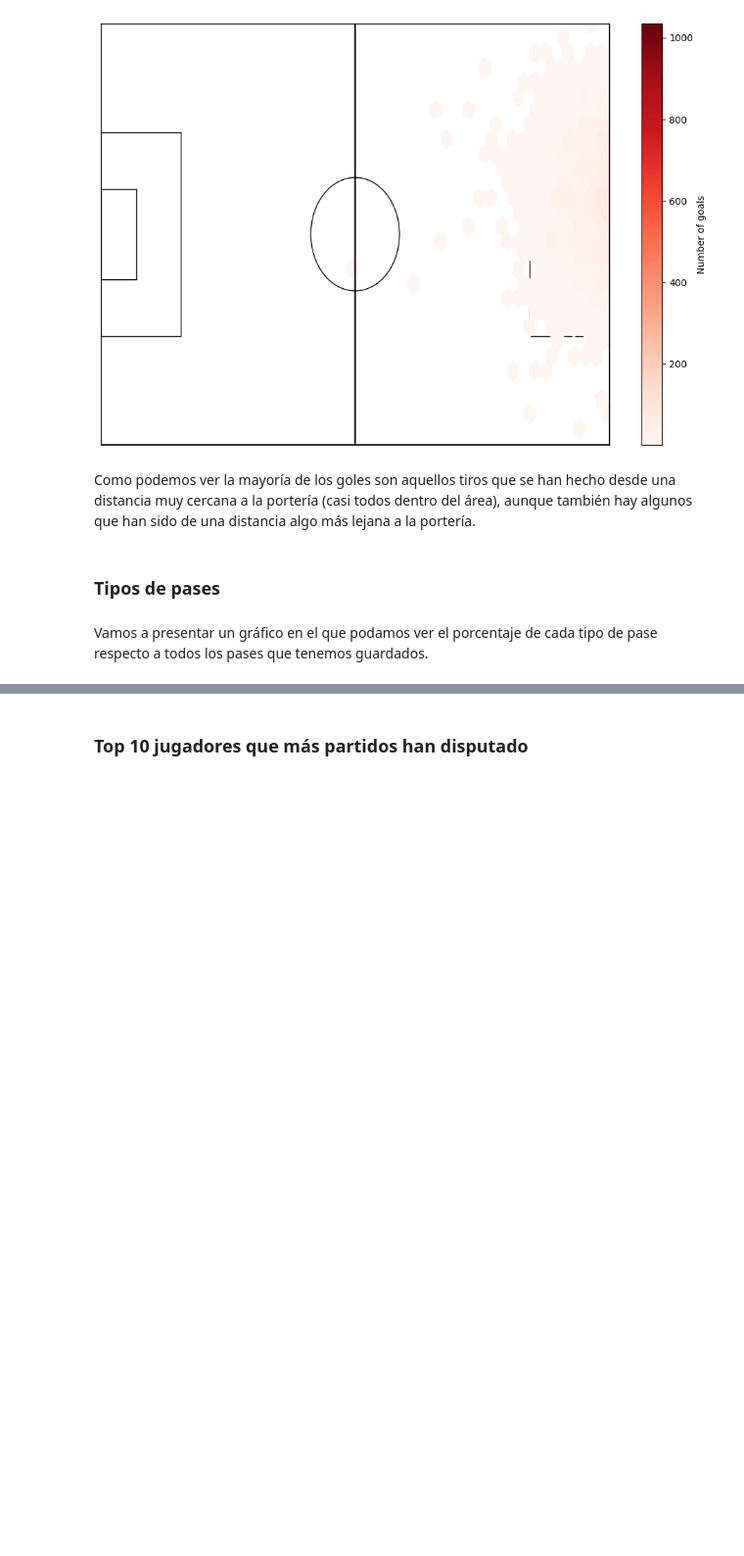
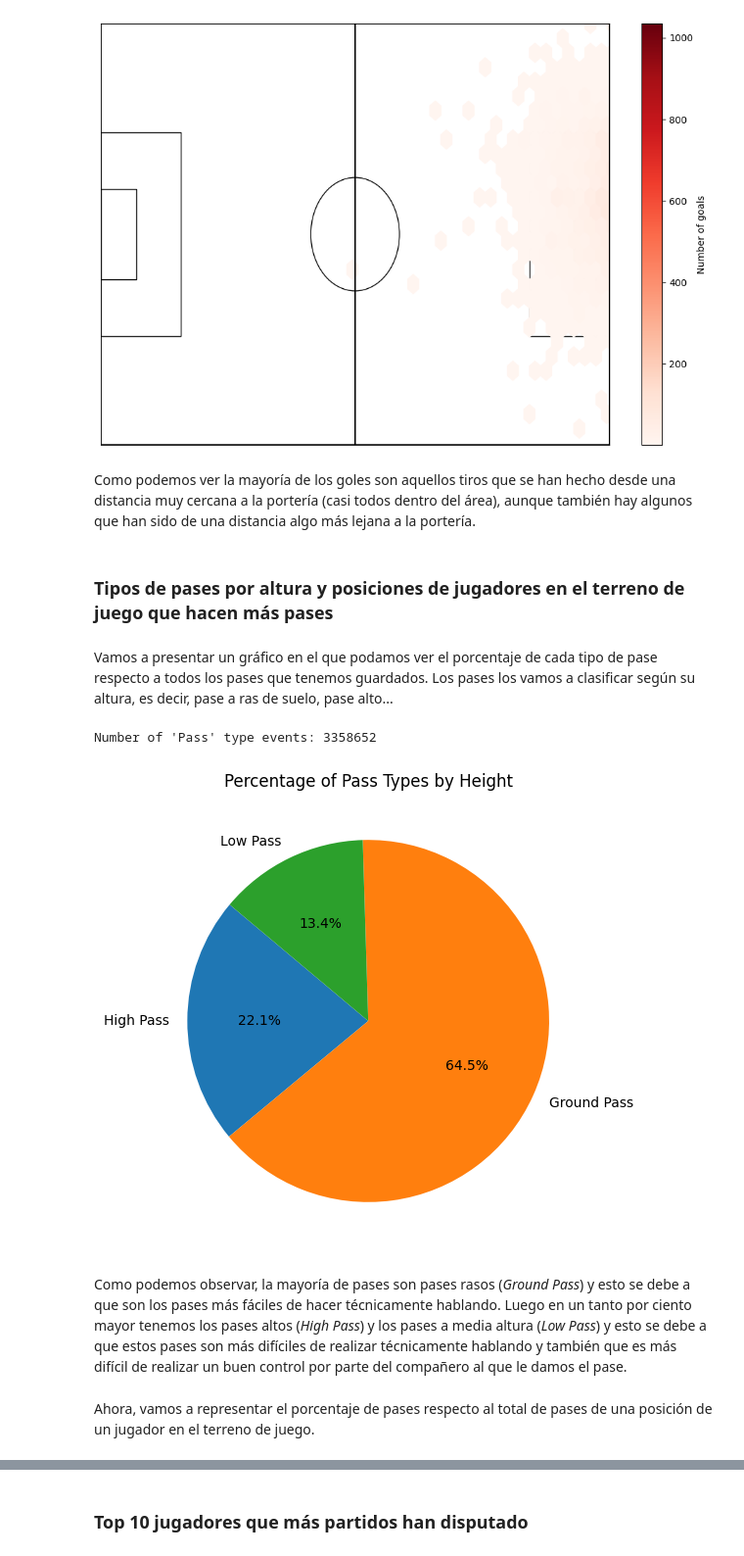
Before and after one commit to Jaime-Linares/EDA-FootySage, a Jupyter notebook: EDA(FootySage).ipynb, the cells around one changed output, grey strips where cells are left out. Shown: that part at 98% size. Cells and saved outputs as stored; diff of their text form; code cells hidden in the pictures; blank space fills up the shorter version.

Commit message:
[feat] study of type of passes done

```diff
--- a/EDA(FootySage).ipynb
+++ b/EDA(FootySage).ipynb
@@ -459,6 +459,51 @@ plt.show()
 # %% [markdown]
 Como podemos ver la mayoría de los goles son aquellos tiros que se han hecho desde una distancia muy cercana a la portería (casi todos dentro del área), aunque también hay algunos que han sido de una distancia algo más lejana a la portería.
 # %% [markdown]
-### Tipos de pases
+### Tipos de pases por altura y posiciones de jugadores en el terreno de juego que hacen más pases
 # %% [markdown]
-Vamos a presentar un gráfico en el que podamos ver el porcentaje de cada tipo de pase respecto a todos los pases que tenemos guardados.
+Vamos a presentar un gráfico en el que podamos ver el porcentaje de cada tipo de pase respecto a todos los pases que tenemos guardados. Los pases los vamos a clasificar según su altura, es decir, pase a ras de suelo, pase alto...
+# %%
+# filtramos por los eventos que sean tiros
+pases_df = events_df[events_df['type_name'] == 'Pass']
+num_pases = pases_df.shape[0].compute()
+print("Number of 'Pass' type events:", num_pases)
+# %% [output]
+Number of 'Pass' type events: 3358652
+# %%
+# convertimos la columna 'pass' de cadena a diccionario, si no es NaN, como hicimos con la columna 'type' anteriormente en el apartado de ver
+# la frecuencia de los goles
+pases_df['pass'] = pases_df['pass'].map_partitions(lambda df: df.apply(str_to_dict), meta=('pass', 'object'))
+# %%
+# función para clasificar el pase según el tipo de altura
+def clasificar_pase_por_altura(row):
+    if isinstance(row, dict) and 'height' in row:
+        height_name = row['height'].get('name', None)
+        if height_name:
+            return height_name
+    return 'Unknown'
+
+# creamos una nueva columna para indicar el tipo de pase según la altura
+pases_df['pass_height'] = pases_df['pass'].map_partitions(lambda df: df.apply(clasificar_pase_por_altura), meta=('pass_height', 'object'))
+# %%
+# calculamos la cuenta de pases por tipo de altura
+pases_por_altura = pases_df['pass_height'].value_counts().compute()
+
+# calculamos el porcentaje de cada tipo de pase
+porcentaje_pases_por_altura = (pases_por_altura / pases_por_altura.sum()) * 100
+
+# creamos el diagrama de sectores
+plt.figure(figsize=(6, 6))
+plt.pie(
+    porcentaje_pases_por_altura,
+    labels=porcentaje_pases_por_altura.index,
+    autopct='%1.1f%%',
+    startangle=140
+)
+plt.title("Percentage of Pass Types by Height")
+plt.show()
+# %% [output]
+[figure, added]
+# %% [markdown]
+Como podemos observar, la mayoría de pases son pases rasos (*Ground Pass*) y esto se debe a que son los pases más fáciles de hacer técnicamente hablando. Luego en un tanto por ciento mayor tenemos los pases altos (*High Pass*) y los pases a media altura (*Low Pass*) y esto se debe a que estos pases son más difíciles de realizar técnicamente hablando y también que es más difícil de realizar un buen control por parte del compañero al que le damos el pase.
+# %% [markdown]
+Ahora, vamos a representar el porcentaje de pases respecto al total de pases de una posición de un jugador en el terreno de juego.
```
Also changed, not shown: parts of 7 cells of this notebook.
